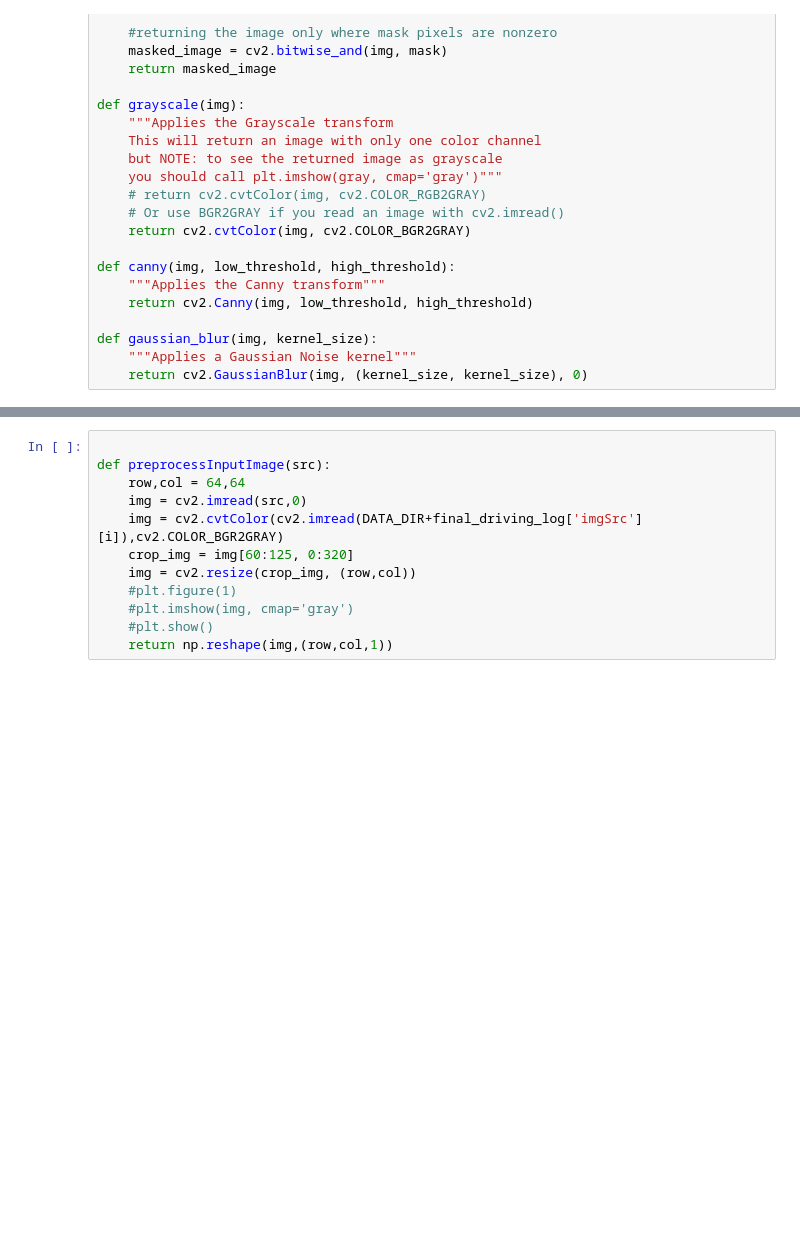
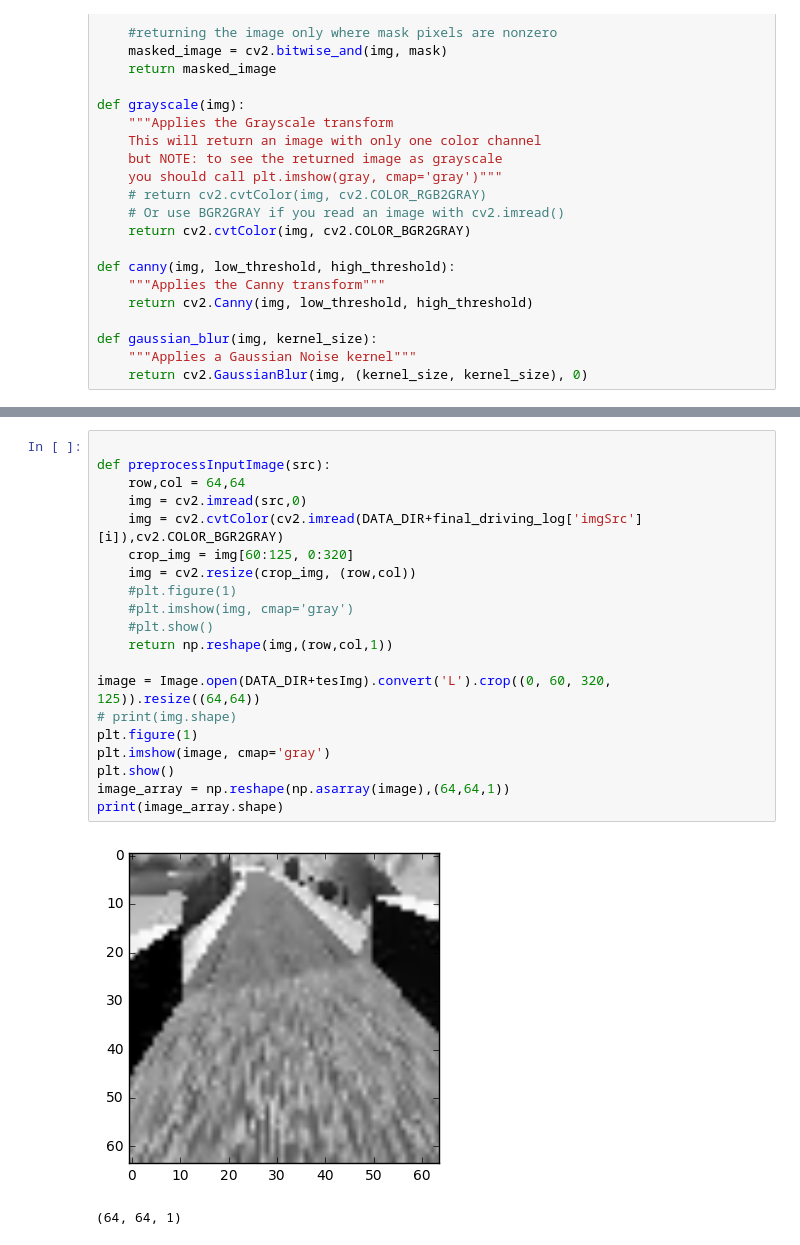
Before and after one commit to adarshakb/CarND-Behavioral-Cloning-P3, a Jupyter notebook: Model.ipynb, the cells around one changed output, grey strips where cells are left out. Saved outputs shown, nothing was run; the diff lists cells and outputs as text; blank space fills up the shorter version.

```diff
--- a/Model.ipynb
+++ b/Model.ipynb
@@ -243,15 +243,26 @@ plt.show()
 # %%
 
 def preprocessInputImage(src):
     row,col = 64,64
     img = cv2.imread(src,0)
     img = cv2.cvtColor(cv2.imread(DATA_DIR+final_driving_log['imgSrc'][i]),cv2.COLOR_BGR2GRAY)
     crop_img = img[60:125, 0:320]
     img = cv2.resize(crop_img, (row,col))
     #plt.figure(1)
     #plt.imshow(img, cmap='gray')
     #plt.show()
     return np.reshape(img,(row,col,1))
+
+image = Image.open(DATA_DIR+tesImg).convert('L').crop((0, 60, 320, 125)).resize((64,64))
+# print(img.shape)
+plt.figure(1)
+plt.imshow(image, cmap='gray')
+plt.show()
+image_array = np.reshape(np.asarray(image),(64,64,1))
+print(image_array.shape)
+# %% [output]
+[figure, added]
+(64, 64, 1)
 # %%
 import os
 import csv
```
Also changed, not shown: parts of 6 cells of this notebook, 2 other files.
